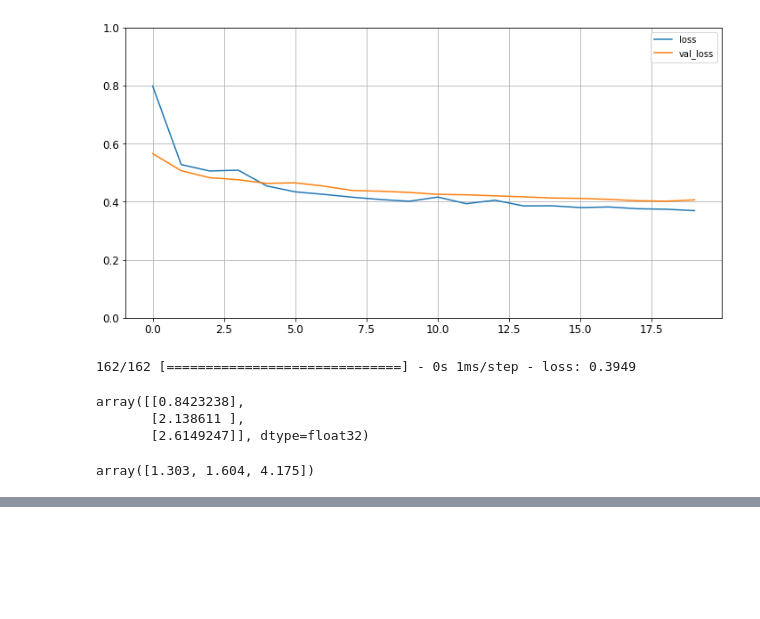
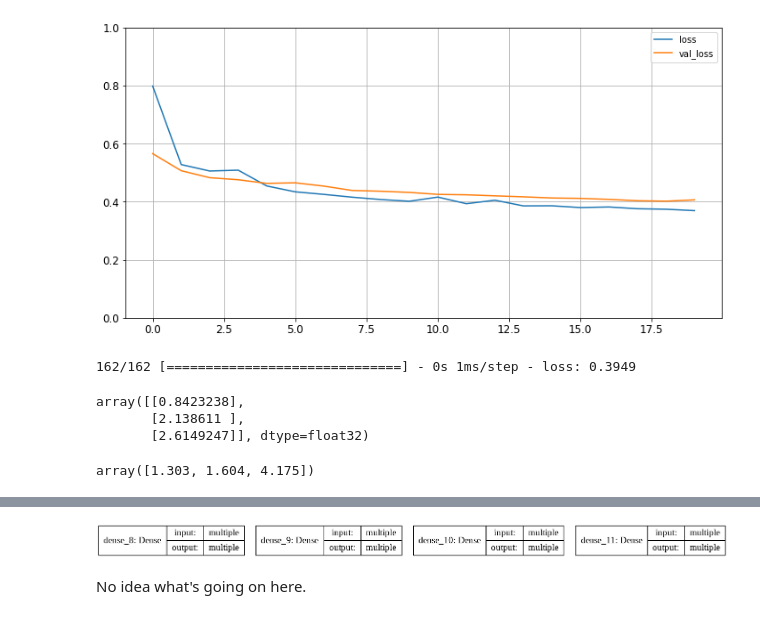
Before and after one commit to SMS-NED16/FYP-DL, a Jupyter notebook: ML-Hands-On/10_neural_nets_keras/Hands_on_ML_10_Examples.ipynb, the cells around one changed output, grey strips where cells are left out. Saved outputs shown, nothing was run; the diff lists cells and outputs as text; code cells hidden in the pictures; blank space fills up the shorter version.

```diff
--- a/ML-Hands-On/10_neural_nets_keras/Hands_on_ML_10_Examples.ipynb
+++ b/ML-Hands-On/10_neural_nets_keras/Hands_on_ML_10_Examples.ipynb
@@ -508,0 +618,6 @@ array([1.303, 1.604, 4.175])
+# %%
+plot_model(model, to_file='model.png', show_shapes=True)
+# %% [output]
+[figure, added]
+# %% [markdown]
+No idea what's going on here.
```
Also changed, not shown: parts of 52 cells of this notebook.
